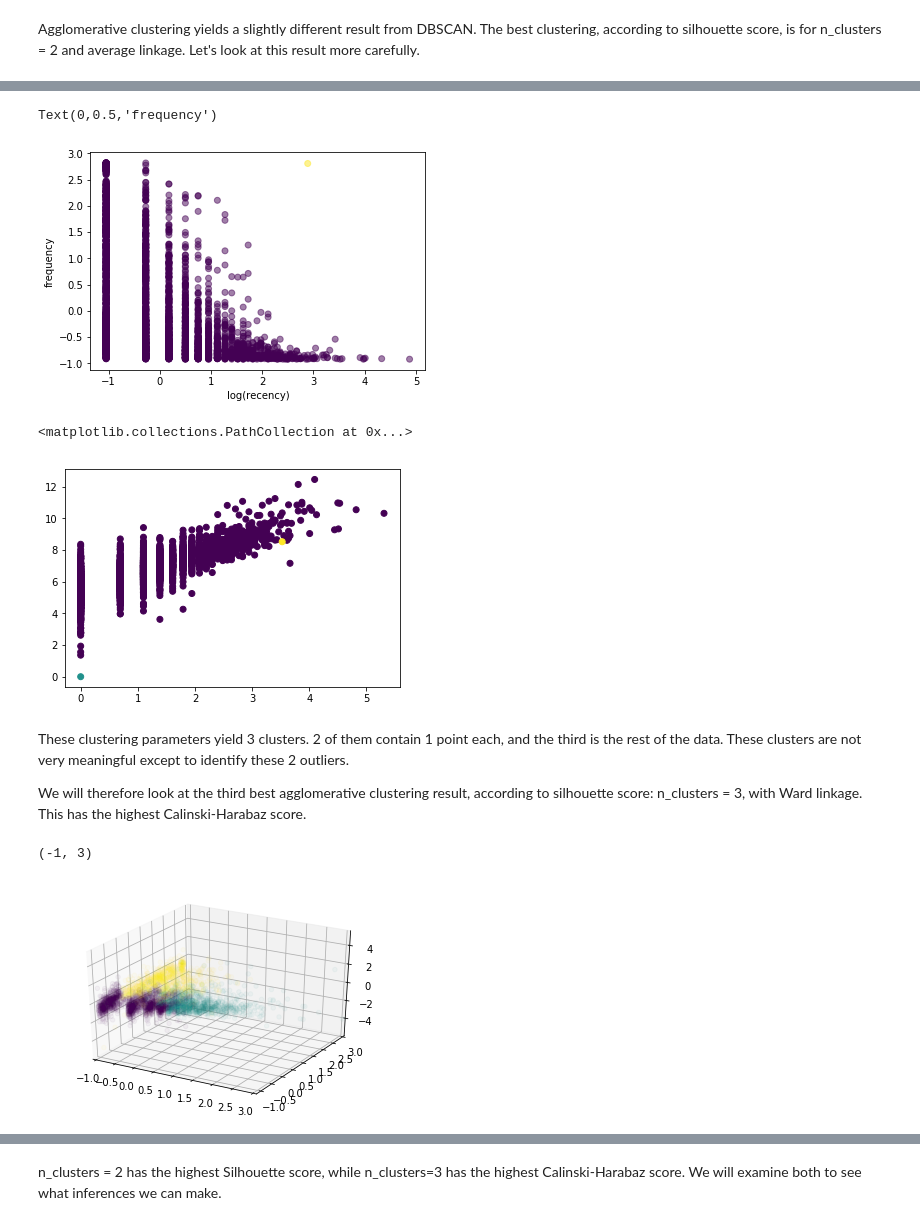
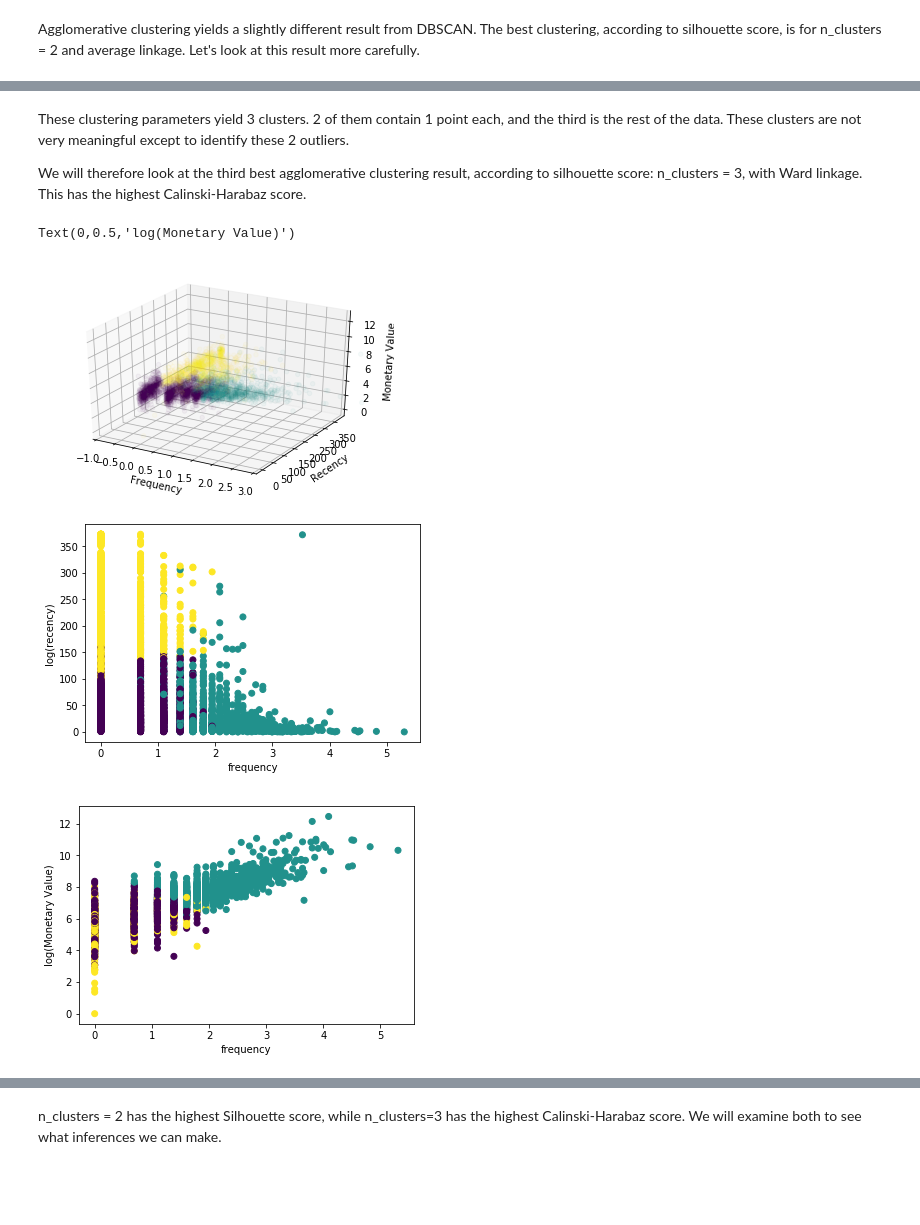
Before and after one commit to davestroud/OnlineRetail, a Jupyter notebook: Playground.ipynb, the cells around one changed output, grey strips where cells are left out. Saved outputs shown, nothing was run; the diff lists cells and outputs as text; code cells hidden in the pictures; blank space fills up the shorter version.

```diff
--- a/Playground.ipynb
+++ b/Playground.ipynb
@@ -574,3 +568,4 @@ anthony_data = np.vstack((as_data[:,0],
                as_data[:,2])).T
 ss = StandardScaler()
 anthony_data = ss.fit_transform(anthony_data)
+anthony_data2 = ss.inverse_transform(anthony_data)
@@ -758,21 +781,3 @@ ax.set_xlim3d(-1,3)
-# %%
-
-plt.scatter(anthony_data[:,0],
-            anthony_data[:, 1],
-            c = clusters3,
-           alpha = 0.5)
-plt.xlabel('log(recency)')
-plt.ylabel('frequency')
-# %% [output]
-Text(0,0.5,'frequency')
-[figure, removed]
-# %%
-plt.scatter(as_data[:,0],
-            as_data[:, 2],
-            c = clusters3)
-# %% [output]
-<matplotlib.collections.PathCollection at 0x...>
-[figure, removed]
 # %% [markdown]
 These clustering parameters yield 3 clusters. 2 of them contain 1 point each, and the third is the rest of the data. These clusters are not very meaningful except to identify these 2 outliers.
 
@@ -780,16 +785,36 @@ We will therefore look at the third best agglomerative clustering result, accord
 # %%
 clustering4 = AgglomerativeClustering(n_clusters =3,
                                 linkage = 'ward')
 clustering4.fit(anthony_data)
 clusters4 = clustering4.labels_
 fig = plt.figure()
 ax = fig.add_subplot(111,projection = '3d')
-p = ax.scatter(anthony_data[:,0],
-               anthony_data[:, 1],
-               anthony_data[:,2],
+p = ax.scatter(anthony_data2[:,0],
+               anthony_data2[:, 1],
+               anthony_data2[:,2],
               alpha = 0.04,
               c=clusters4)
+ax.set_xlabel('Frequency')
+ax.set_ylabel('Recency')
+ax.set_zlabel('Monetary Value')
 ax.set_xlim3d(-1,3)
+
+
+plt.figure()
+plt.scatter(anthony_data2[:,0],
+            anthony_data2[:, 1],
+            c = clusters4)
+plt.ylabel('log(recency)')
+plt.xlabel('frequency')
+
+plt.figure()
+plt.scatter(anthony_data2[:,0],
+            anthony_data2[:, 2],
+            c = clusters4)
+plt.xlabel('frequency')
+plt.ylabel('log(Monetary Value)')
 # %% [output]
-(-1, 3)
+Text(0,0.5,'log(Monetary Value)')
-[figure, old version]
+[figure, new version]
+[figure, added]
+[figure, added]
```
Also changed, not shown: parts of 38 cells of this notebook.
